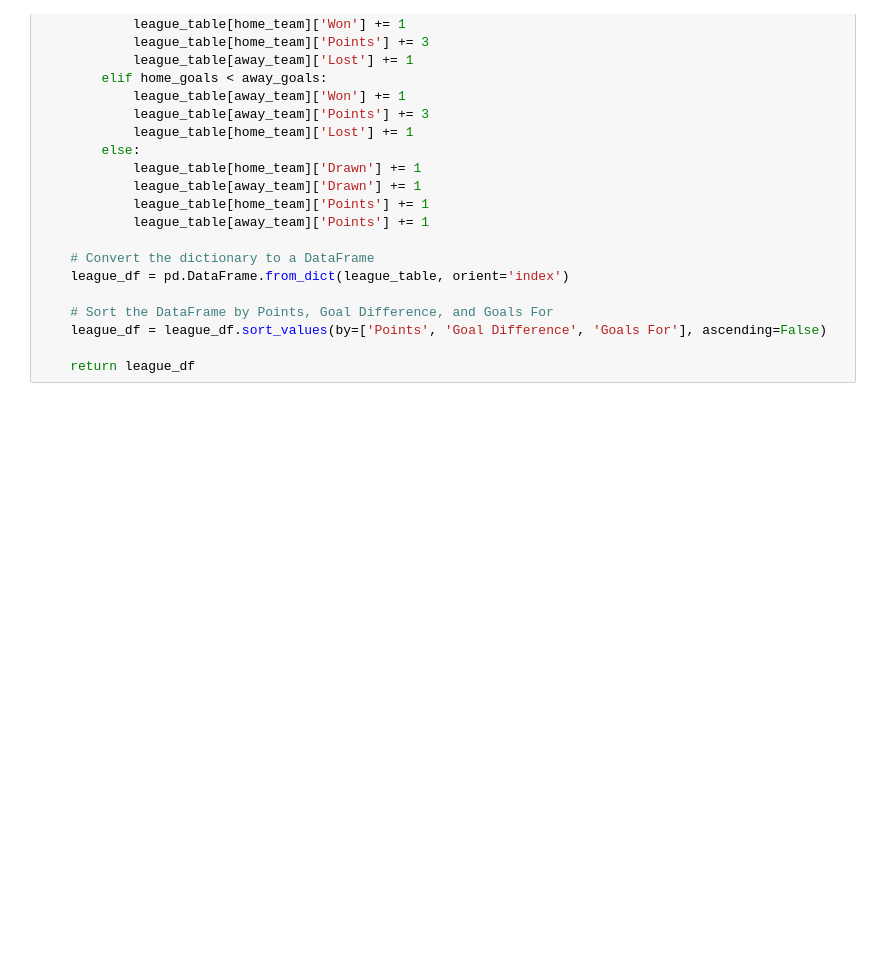
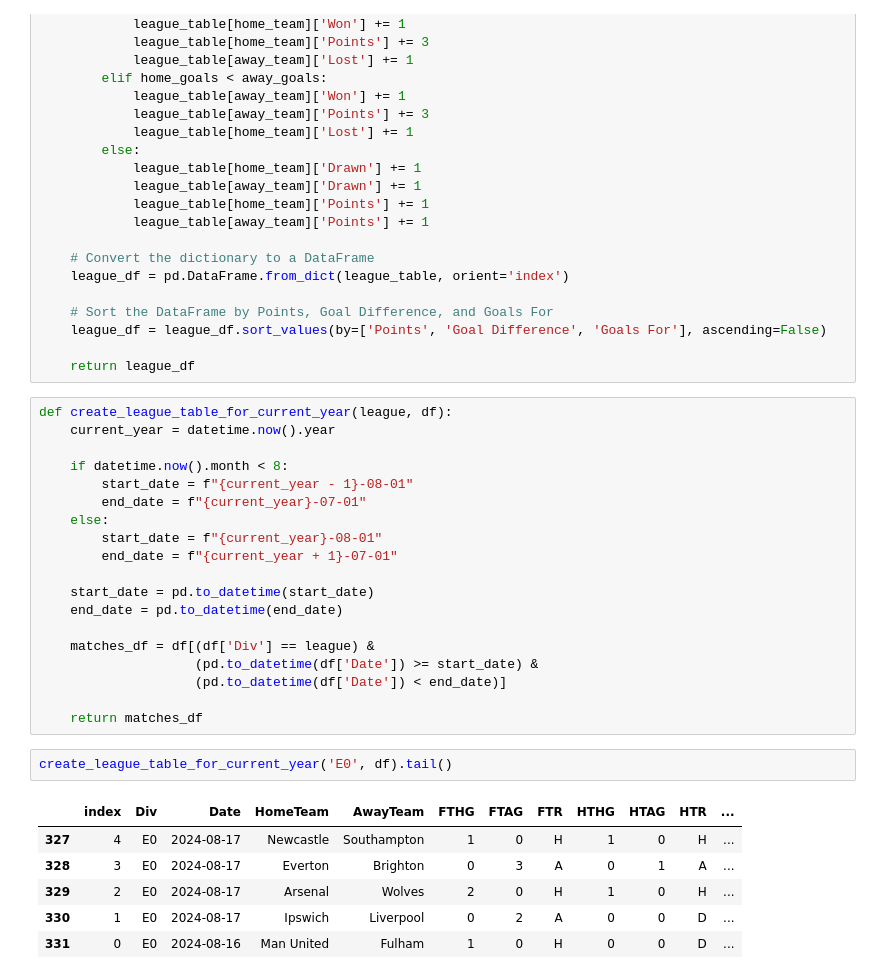
Before and after one commit to Noahgradstock/FB, a Jupyter notebook: backend/routes/teames_data/send_to_frontend.ipynb, the cells around one changed output. Saved outputs shown, nothing was run; the diff lists cells and outputs as text; blank space fills up the shorter version.

```diff
--- a/backend/routes/teames_data/send_to_frontend.ipynb
+++ b/backend/routes/teames_data/send_to_frontend.ipynb
@@ -242,3 +242,31 @@ def create_league_table(league):
     league_df = league_df.sort_values(by=['Points', 'Goal Difference', 'Goals For'], ascending=False)
 
     return league_df
+# %%
+def create_league_table_for_current_year(league, df):
+    current_year = datetime.now().year
+
+    if datetime.now().month < 8:
+        start_date = f"{current_year - 1}-08-01"
+        end_date = f"{current_year}-07-01"
+    else:
+        start_date = f"{current_year}-08-01"
+        end_date = f"{current_year + 1}-07-01"
+
+    start_date = pd.to_datetime(start_date)
+    end_date = pd.to_datetime(end_date)
+
+    matches_df = df[(df['Div'] == league) &
+                    (pd.to_datetime(df['Date']) >= start_date) &
+                    (pd.to_datetime(df['Date']) < end_date)]
+
+    return matches_df
+# %%
+create_league_table_for_current_year('E0', df).tail()
+# %% [output]
+|  | index | Div | Date | HomeTeam | AwayTeam | FTHG | FTAG | FTR | HTHG | HTAG | HTR | ... |
+| 327 | 4 | E0 | 2024-08-17 | Newcastle | Southampton | 1 | 0 | H | 1 | 0 | H | ... |
+| 328 | 3 | E0 | 2024-08-17 | Everton | Brighton | 0 | 3 | A | 0 | 1 | A | ... |
+| 329 | 2 | E0 | 2024-08-17 | Arsenal | Wolves | 2 | 0 | H | 1 | 0 | H | ... |
+| 330 | 1 | E0 | 2024-08-17 | Ipswich | Liverpool | 0 | 2 | A | 0 | 0 | D | ... |
+| 331 | 0 | E0 | 2024-08-16 | Man United | Fulham | 1 | 0 | H | 0 | 0 | D | ... |
```
Also changed, not shown: parts of 2 cells of this notebook, 14 other files.
